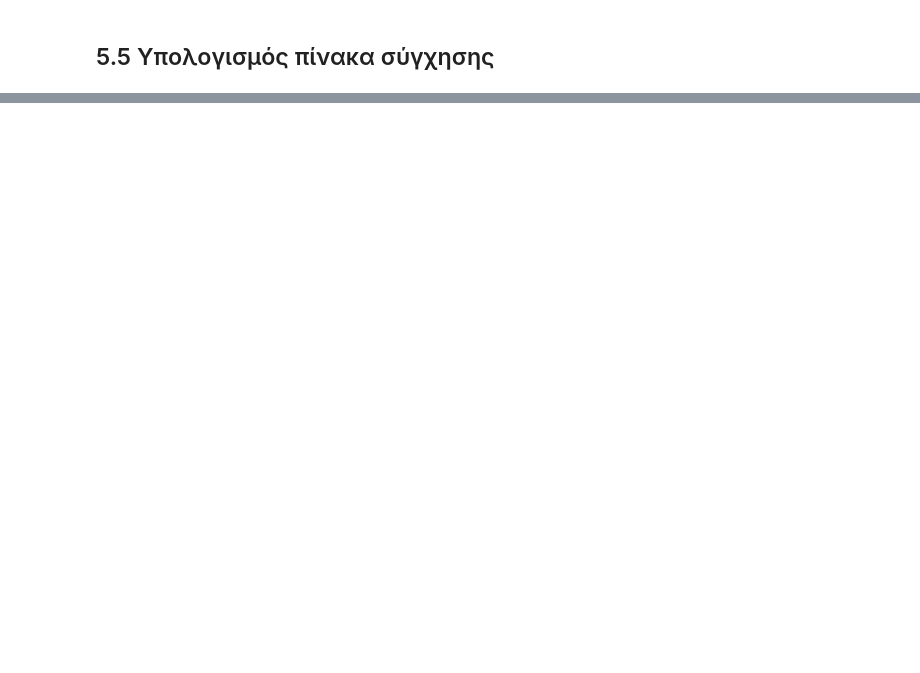
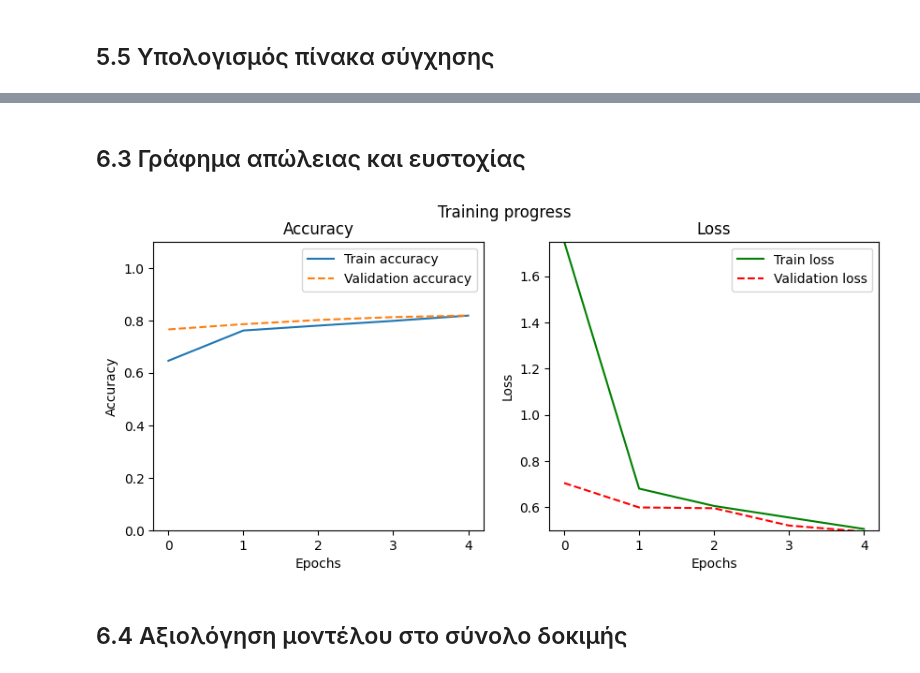
Before and after one commit to michaelkinnas/HUA-DIT-Machine-Learning, a Jupyter notebook: Excersise2/excersise2.ipynb, the cells around one changed output, grey strips where cells are left out. Saved outputs shown, nothing was run; the diff lists cells and outputs as text; code cells hidden in the pictures; blank space fills up the shorter version.

```diff
--- a/Excersise2/excersise2.ipynb
+++ b/Excersise2/excersise2.ipynb
@@ -138,0 +171,32 @@ display_conf_matrix(y_preds, test, classes)
+# %%
+data_transforms = {
+        'train' : transforms.Compose([
+            transforms.RandomResizedCrop(224, antialias=True),
+            transforms.RandomHorizontalFlip(),
+            transforms.Normalize([0.485, 0.456, 0.406], [0.229, 0.224, 0.225])
+        ]),
+        'val' : transforms.Compose([
+            transforms.Resize(256, antialias=True),
+            transforms.CenterCrop(224),
+            transforms.Normalize([0.485, 0.456, 0.406], [0.229, 0.224, 0.225])
+        ])
+    }
+
+dataset_train = MLProject2Dataset('./data/dermoscopy_classification', transform=data_transforms['train'])
+dataset_val = MLProject2Dataset('./data/dermoscopy_classification', transform=data_transforms['val'])
+
+# dataset_train = MLProject2DatasetSmall('./data/dermoscopy_classification', transform=data_transforms['train'])
+# dataset_val = MLProject2DatasetSmall('./data/dermoscopy_classification', transform=data_transforms['val'])
+
+generator = torch.Generator().manual_seed(42)
+train, _, _ = torch.utils.data.random_split(dataset_train, [0.6, 0.1, 0.3], generator)
+generator = torch.Generator().manual_seed(42)
+_, validate, test = torch.utils.data.random_split(dataset_val, [0.6, 0.1, 0.3], generator)
+
+train_dataloader = DataLoader(train, batch_size=64, shuffle=True)
+validate_dataloader = DataLoader(validate, batch_size=64, shuffle=False)
+test_dataloader = DataLoader(test, batch_size=64, shuffle=False)
+# %%
+model = resnet34(weights='DEFAULT').to(device)
+loss_fn = nn.CrossEntropyLoss().to(device)
+optimizer = optim.SGD(model.parameters(), lr=0.001, momentum=0.9)
@@ -138,0 +205,2 @@ display_conf_matrix(y_preds, test, classes)
+# %%
+epochs, t_loss, t_acc, v_loss, v_acc = train_net(model, train_dataloader, validate_dataloader, optimizer = optimizer, loss=loss_fn, device=device, print_period=10, epochs=5)
@@ -138,0 +213,8 @@ display_conf_matrix(y_preds, test, classes)
+# %% [markdown]
+## 6.3 Γράφημα απώλειας και ευστοχίας
+# %%
+plot_training_progress(epochs, t_acc, v_acc, t_loss, v_loss)
+# %% [output]
+[figure, added]
+# %% [markdown]
+## 6.4 Αξιολόγηση μοντέλου στο σύνολο δοκιμής
```
Also changed, not shown: parts of 18 cells of this notebook, 3 other files.
